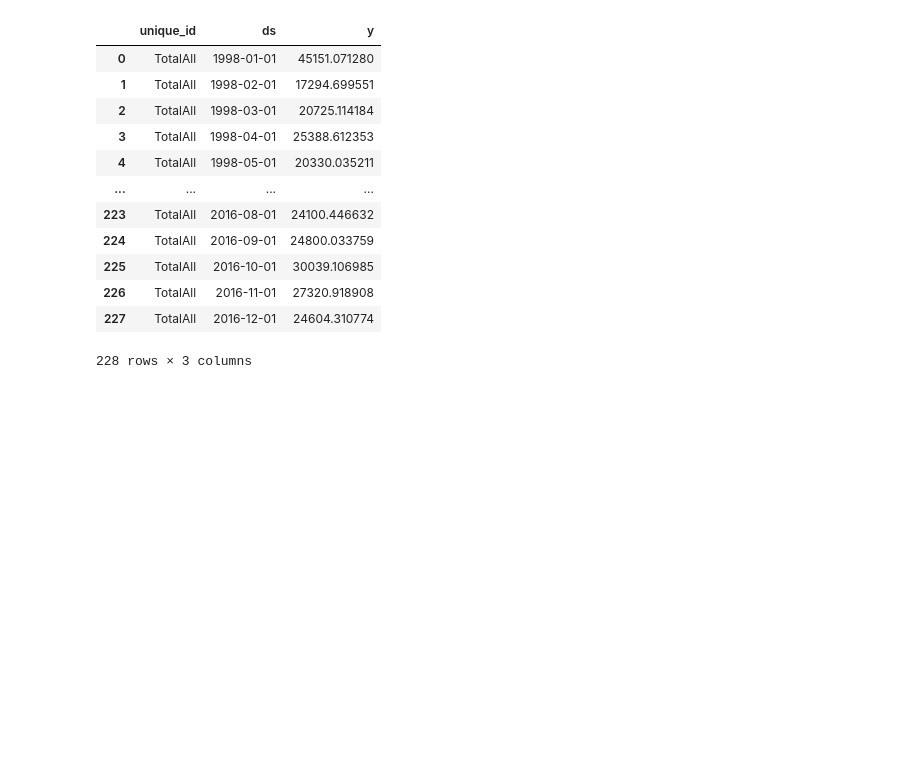
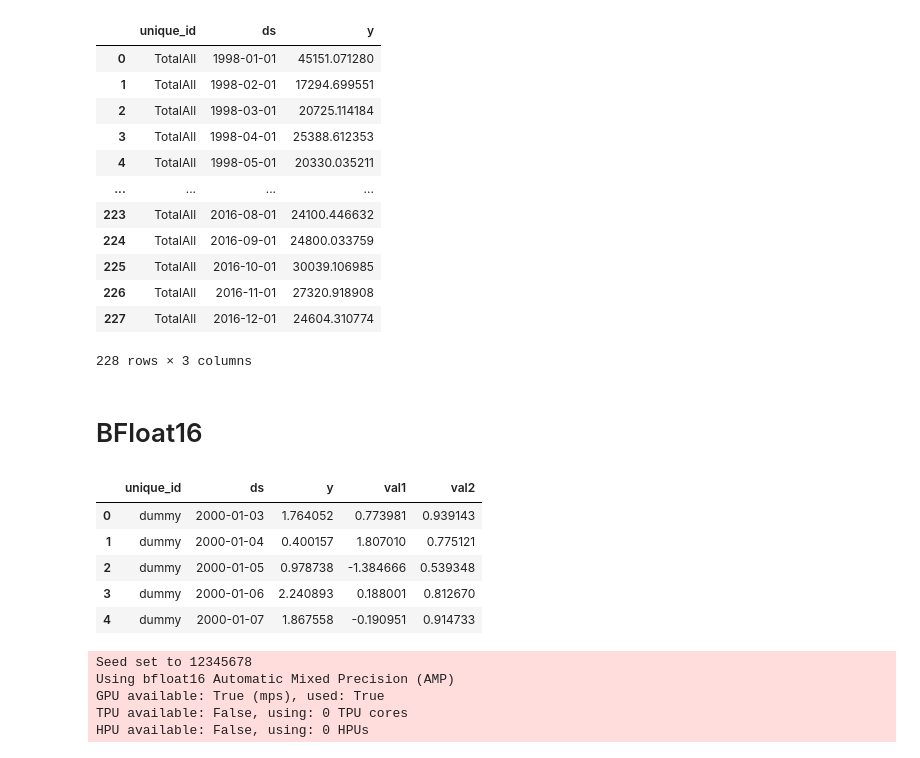
Before and after one commit to agux/marten, a Jupyter notebook: notebooks/neuralforecast/0.1-neuralforecast.ipynb, the cells around one changed output. Drawn from its saved outputs; the diff is of its cells as text; code cells hidden in the pictures; blank space fills up the shorter version.

```diff
--- a/notebooks/neuralforecast/0.1-neuralforecast.ipynb
+++ b/notebooks/neuralforecast/0.1-neuralforecast.ipynb
@@ -1957,3 +1957,37 @@ Y_df[Y_df["unique_id"] == "TotalAll"]
 | 226 | TotalAll | 2016-11-01 | 27320.918908 |
 | 227 | TotalAll | 2016-12-01 | 24604.310774 |
 228 rows × 3 columns
+# %% [markdown]
+# BFloat16
+# %%
+import pandas as pd
+import numpy as np
+
+# Define start and end dates
+start_date = "2000-01-01"
+end_date = "2025-02-01"
+
+# Generate date range
+date_range = pd.date_range(start=start_date, end=end_date, freq="B")
+# Set seed for reproducibility
+np.random.seed(0)
+
+# Create DataFrame
+df = pd.DataFrame(
+    {
+        "unique_id": "dummy",
+        "ds": date_range,
+        "y": np.random.randn(len(date_range)),
+        "val1": np.random.randn(len(date_range)),
+        "val2": np.random.rand(len(date_range)),
+    }
+)
+# %%
+df.head()
+# %% [output]
+|  | unique_id | ds | y | val1 | val2 |
+| 0 | dummy | 2000-01-03 | 1.764052 | 0.773981 | 0.939143 |
+| 1 | dummy | 2000-01-04 | 0.400157 | 1.807010 | 0.775121 |
+| 2 | dummy | 2000-01-05 | 0.978738 | -1.384666 | 0.539348 |
+| 3 | dummy | 2000-01-06 | 2.240893 | 0.188001 | 0.812670 |
+| 4 | dummy | 2000-01-07 | 1.867558 | -0.190951 | 0.914733 |
@@ -1959,0 +2004,29 @@ Y_df[Y_df["unique_id"] == "TotalAll"]
+# %%
+horizon = 10
+input_size = 10
+models = [
+    TSMixerx(
+        h=horizon,
+        input_size=input_size,
+        n_series=1,
+        max_steps=1000,
+        val_check_steps=100,
+        early_stop_patience_steps=5,
+        valid_loss=MAE(),
+        random_seed=12345678,
+        futr_exog_list=["val1", "val2"],
+        precision="bf16-mixed",
+    ),
+]
+
+nf = NeuralForecast(
+    models=models,
+    freq="B"
+)
+nf.fit(df=df, val_size=horizon)
+# %% [output]
+Seed set to 12345678
+Using bfloat16 Automatic Mixed Precision (AMP)
+GPU available: True (mps), used: True
+TPU available: False, using: 0 TPU cores
+HPU available: False, using: 0 HPUs
```
Also changed, not shown: parts of 4 cells of this notebook, 1 other file.
